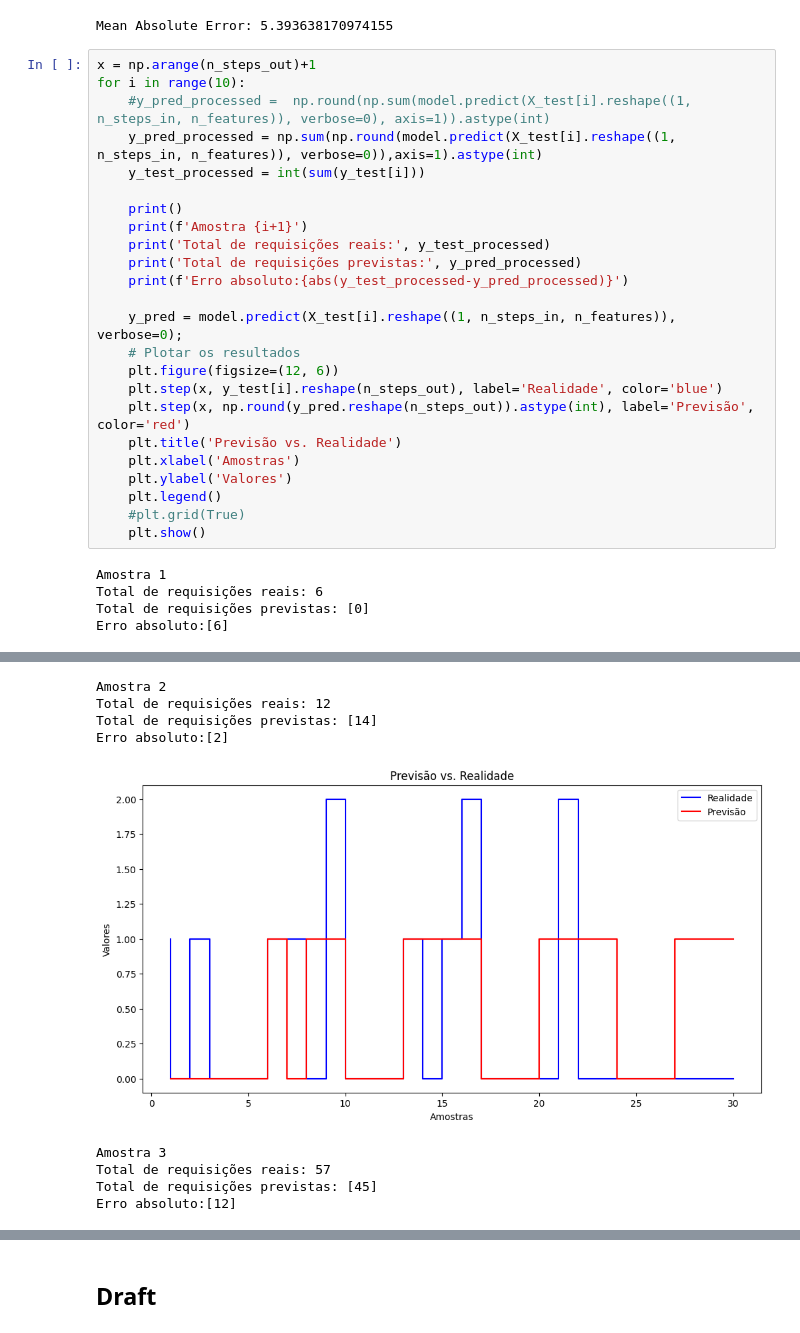
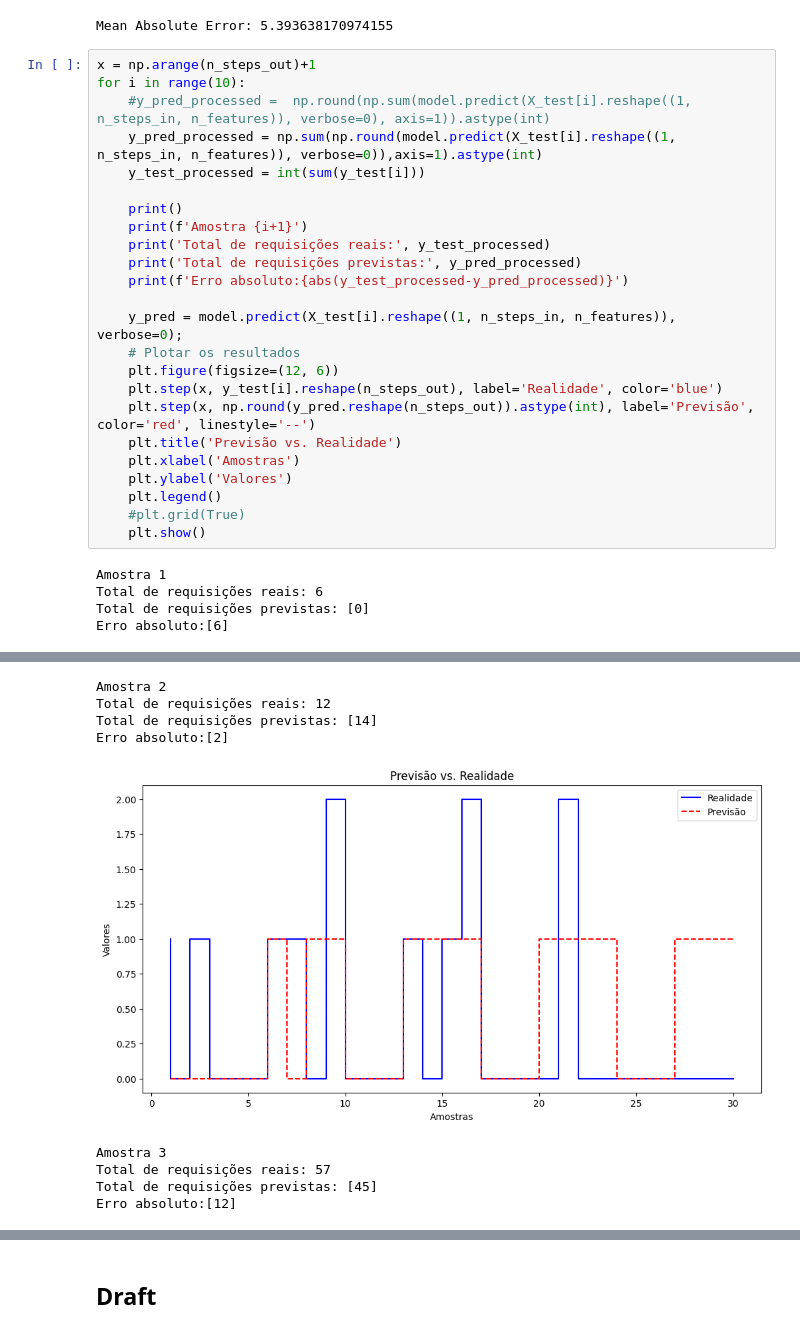
Before and after one commit to hagijakobson/maintenance-requests-forecasting, a Jupyter notebook: modeling.ipynb, the cells around one changed output, grey strips where cells are left out. Saved outputs shown, nothing was run; the diff lists cells and outputs as text.

Commit message:
feat(results): Mudando o estilo da linha de previsão para tracejado

```diff
--- a/modeling.ipynb
+++ b/modeling.ipynb
@@ -231,7 +231,7 @@ for i in range(10):
     # Plotar os resultados
     plt.figure(figsize=(12, 6))
     plt.step(x, y_test[i].reshape(n_steps_out), label='Realidade', color='blue')
-    plt.step(x, np.round(y_pred.reshape(n_steps_out)).astype(int), label='Previsão', color='red')
+    plt.step(x, np.round(y_pred.reshape(n_steps_out)).astype(int), label='Previsão', color='red', linestyle='--')
     plt.title('Previsão vs. Realidade')
     plt.xlabel('Amostras')
     plt.ylabel('Valores')
@@ -247,8 +247,8 @@ Erro absoluto:[6]
 Amostra 2
 Total de requisições reais: 12
 Total de requisições previstas: [14]
 Erro absoluto:[2]
-[figure, old version]
+[figure, new version]
 Amostra 3
 Total de requisições reais: 57
 Total de requisições previstas: [45]
```
Also changed, not shown: parts of 1 cell of this notebook.
